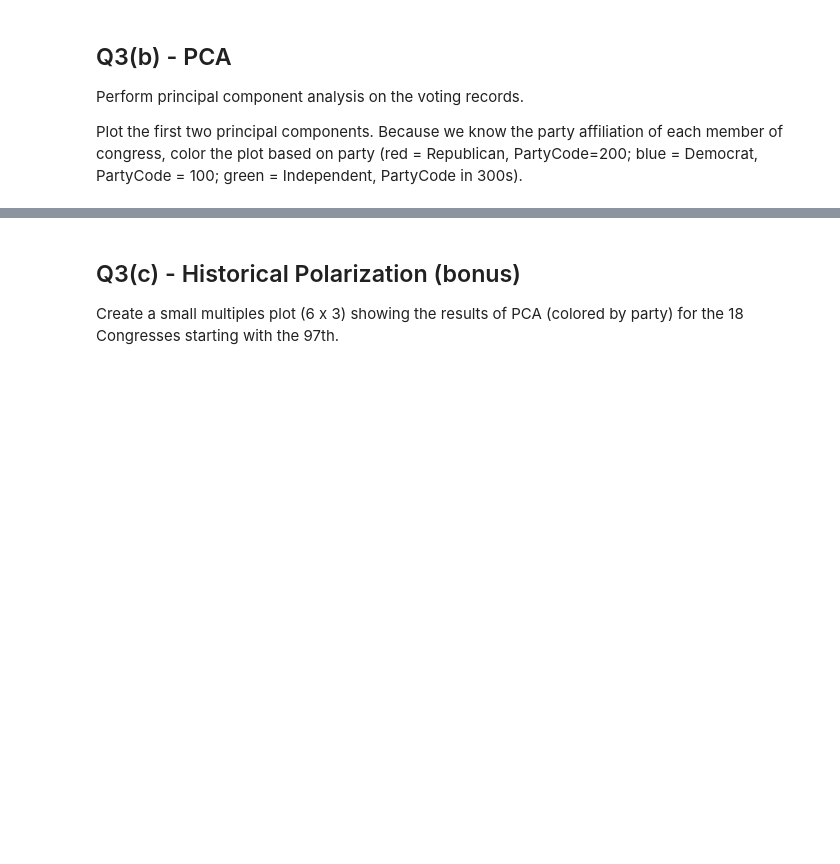
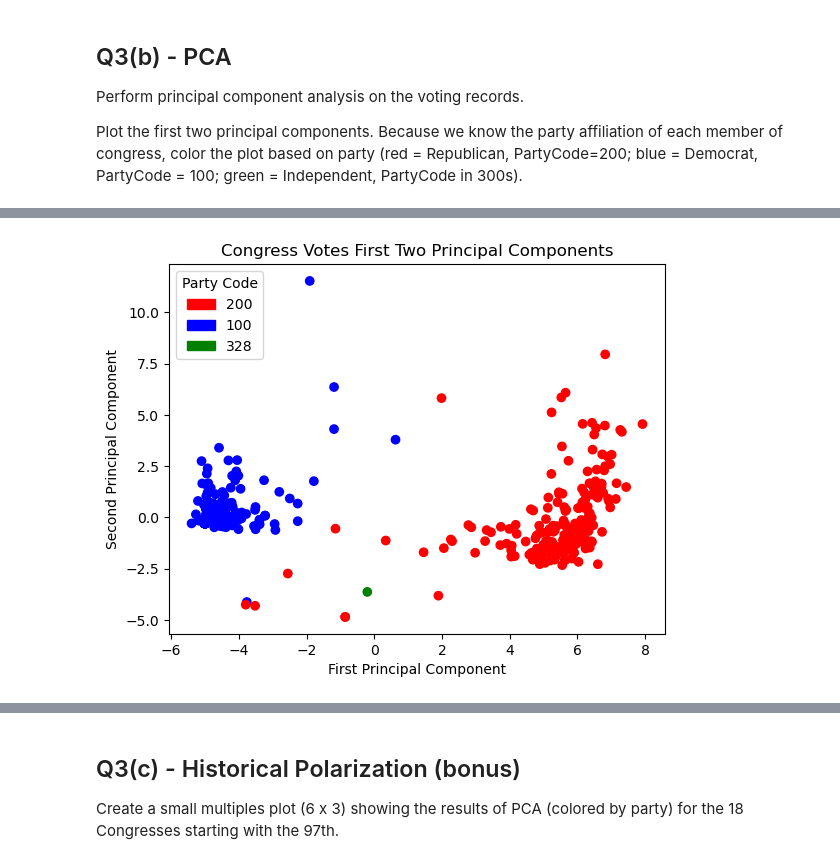
Before and after one commit to zecerman/CS4821, a Jupyter notebook: a3-4821/a3-4821.ipynb, the cells around one changed output, grey strips where cells are left out. Drawn from its saved outputs; the diff is of its cells as text; code cells hidden in the pictures; blank space fills up the shorter version.

```diff
--- a/a3-4821/a3-4821.ipynb
+++ b/a3-4821/a3-4821.ipynb
@@ -555,8 +557,12 @@ Preprocess the data appropriately.
 # %%
 # Read in votes data into DataFrame
 
-votes = ...
+votes = pd.read_csv('congress/H116_votes.csv')
 
 # prepare the data for PCA
 # Scaled votes data only
-votes_sc = ...
+scaler = StandardScaler()
+labels = votes.columns[8:]
+votes_sc = scaler.fit_transform(votes[labels])
+
+votes.head()
@@ -571,8 +587,12 @@ Plot the first two principal components. Because we know the party affiliation o
 # %%
 
 # Run PCA and transform the data
+pca = PCA()
 
-votes_pca = ...
-votes_tr = ...
+votes_pca = pca.fit(votes_sc)
+votes_tr = pca.fit_transform(votes_sc)
 
-# Create plot
+pca_df = pd.DataFrame(data=votes_tr)
+pca_df["PartyCode"] = votes["PartyCode"].astype(str).str.strip()
+
+pca_df.head()
@@ -579,2 +607,18 @@ votes_tr = ...
+# %%
+import matplotlib.patches as mpatches
+
+party_colors = {'200': 'red', '100': 'blue', '328': 'green'}
+
+# Create plot
+plt.figure()
+plt.scatter(pca_df.iloc[:, 0], pca_df.iloc[:, 1], c=pca_df['PartyCode'].map(party_colors))
+plt.title('Congress Votes First Two Principal Components')
+legend_patches = [mpatches.Patch(color=color, label=party) for party, color in party_colors.items()]
+plt.legend(handles=legend_patches, title="Party Code")
+plt.xlabel('First Principal Component')
+plt.ylabel('Second Principal Component')
+plt.show()
+# %% [output]
+[figure, added]
 # %%
 grader.check("q3b")
```
Also changed, not shown: parts of 9 cells of this notebook.
